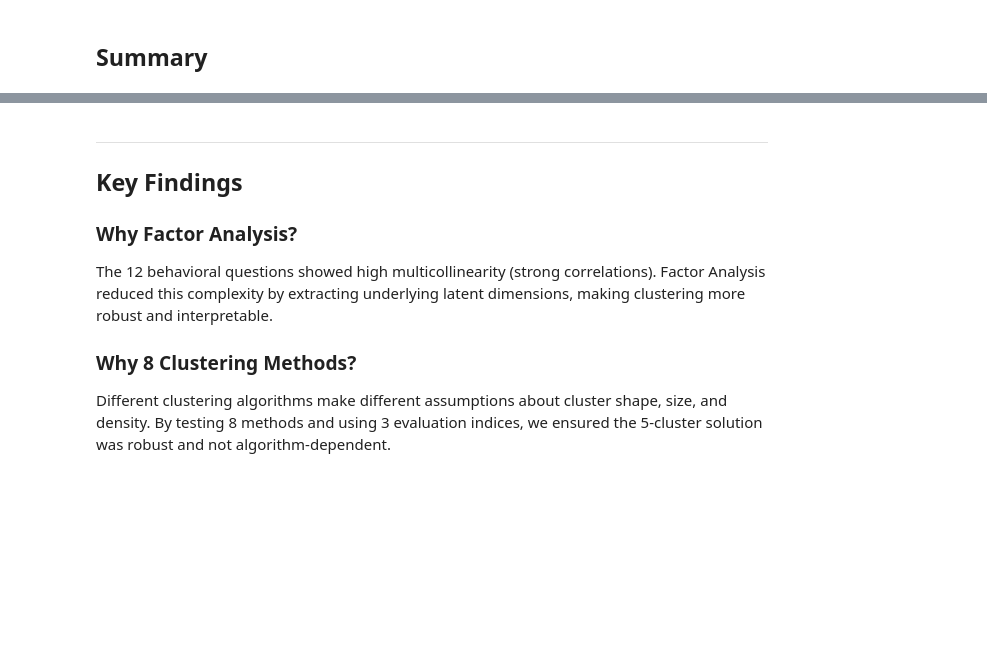
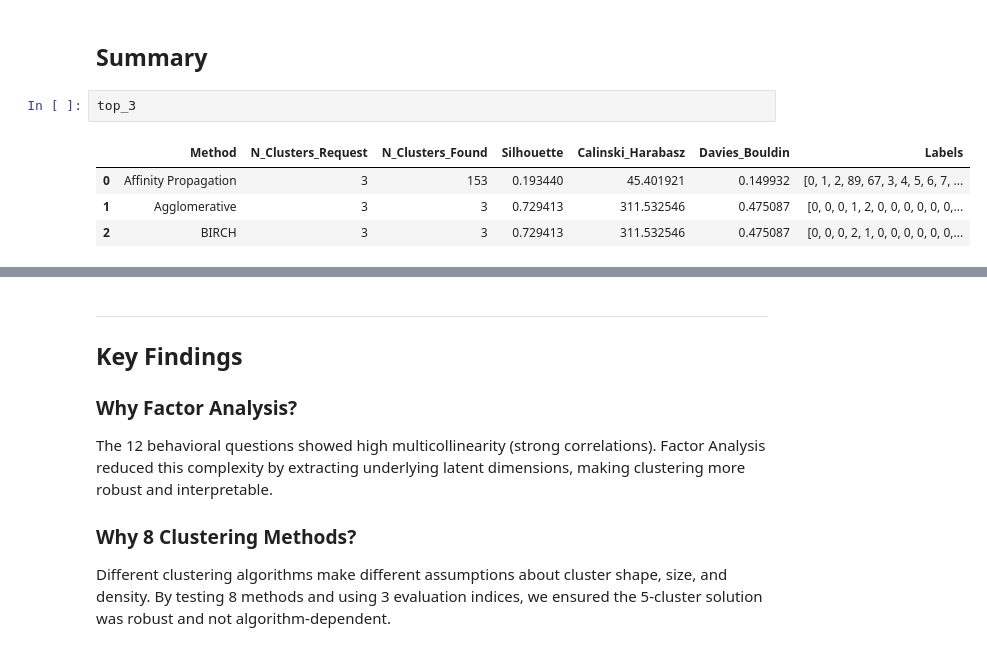
Before and after one commit to isarodas10/master-thesis, a Jupyter notebook: notebooks/03_factor_analysis_clustering.ipynb, the cells around one changed output, grey strips where cells are left out. Drawn from its saved outputs; the diff is of its cells as text; blank space fills up the shorter version.

```diff
--- a/notebooks/03_factor_analysis_clustering.ipynb
+++ b/notebooks/03_factor_analysis_clustering.ipynb
@@ -906,4 +949,11 @@ print(f"\n✓ Evaluation metrics exported: {eval_output}")
 # %% [markdown]
 ## Summary
+# %%
+top_3
+# %% [output]
+|  | Method | N_Clusters_Request | N_Clusters_Found | Silhouette | Calinski_Harabasz | Davies_Bouldin | Labels |
+| 0 | Affinity Propagation | 3 | 153 | 0.193440 | 45.401921 | 0.149932 | [0, 1, 2, 89, 67, 3, 4, 5, 6, 7, ... |
+| 1 | Agglomerative | 3 | 3 | 0.729413 | 311.532546 | 0.475087 | [0, 0, 0, 1, 2, 0, 0, 0, 0, 0, 0,... |
+| 2 | BIRCH | 3 | 3 | 0.729413 | 311.532546 | 0.475087 | [0, 0, 0, 2, 1, 0, 0, 0, 0, 0, 0,... |
 # %%
 # Print comprehensive summary
```
Also changed, not shown: parts of 23 cells of this notebook.
